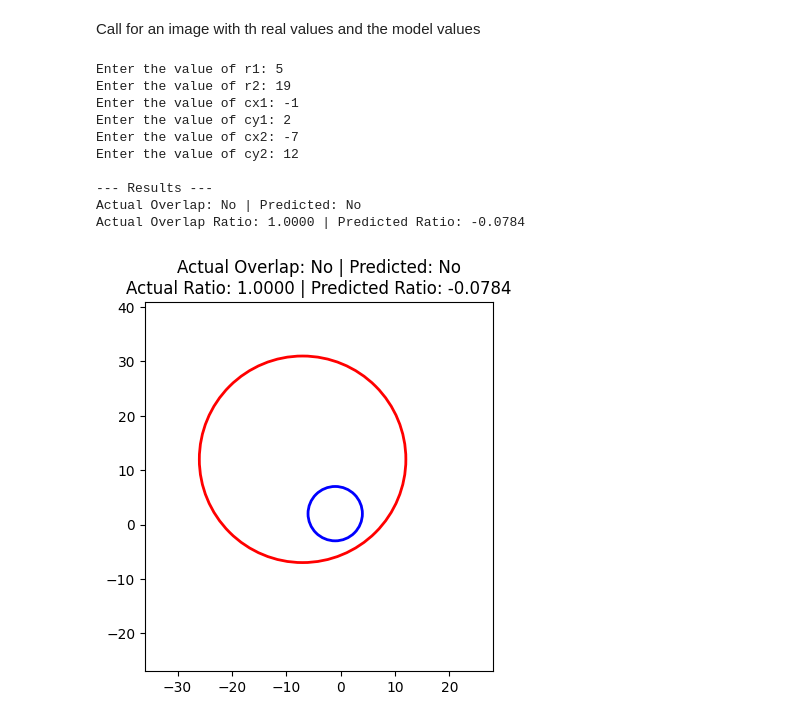
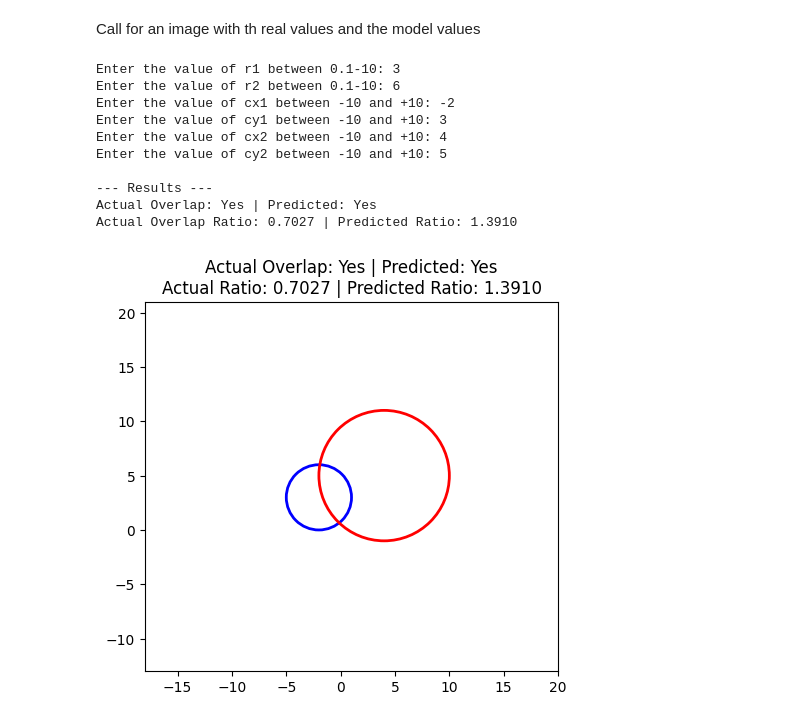
Before and after one commit to electrarm/ipynb, a Jupyter notebook: circles.ipynb, the cells around one changed output. Saved outputs shown, nothing was run; the diff lists cells and outputs as text; code cells hidden in the pictures.

```diff
--- a/circles.ipynb
+++ b/circles.ipynb
@@ -397,6 +397,8 @@ class overlap_calculator(nn.Module):
   def forward(self, x):
 
       return self.layer_3(self.relu(self.layer_2(self.relu(self.layer_1(x)))))
+
+model_2 = overlap_calculator().to(device)
 # %%
 loss_fn2 = nn.SmoothL1Loss()
 optimizer = torch.optim.Adam(params = model_2.parameters(),lr = 0.1)
@@ -480,86 +482,81 @@ import numpy as np
 import torch
 import matplotlib.pyplot as plt
 
-# Assuming models are already loaded and device is set
-# model_1 = torch.load('model_1.pth')
-# model_2 = torch.load('model_2.pth')
-# device = torch.device('cuda' if torch.cuda.is_available() else 'cpu')
 
-# Input from the user
-r1 = float(input("Enter the value of r1: "))
-r2 = float(input("Enter the value of r2: "))
-x1 = float(input("Enter the value of cx1: "))
-y1 = float(input("Enter the value of cy1: "))
-x2 = float(input("Enter the value of cx2: "))
-y2 = float(input("Enter the value of cy2: "))
+r1 = float(input("Enter the value of r1 between 0.1-10: "))
+r2 = float(input("Enter the value of r2 between 0.1-10: "))
+x1 = float(input("Enter the value of cx1 between -10 and +10: "))
+y1 = float(input("Enter the value of cy1 between -10 and +10: "))
+x2 = float(input("Enter the value of cx2 between -10 and +10: "))
+y2 = float(input("Enter the value of cy2 between -10 and +10: "))
 
-# Function to calculate real overlap and ratio
+
 def real_overlap_and_ratio(r1, r2, x1, y1, x2, y2):
-    D = np.sqrt((x2 - x1) ** 2 + (y2 - y1) ** 2)  # Distance between centers
-    R = r1 + r2  # Sum of radii
+    D = np.sqrt((x2 - x1) ** 2 + (y2 - y1) ** 2)
+    R = r1 + r2
 
     if R != 0:
-        if D == 0 and r1 == r2:  # Perfectly overlapping circles
+        if D == 0 and r1 == r2:
             overlap_ratio = 1
-        elif D <= np.abs(r1 - r2):  # One circle inside the other
+        elif D <= np.abs(r1 - r2):
             overlap_ratio = 1
         else:
             overlap_ratio = D / R
     else:
         overlap_ratio = 0
 
-    label = 1 if overlap_ratio < 1 else 0  # Overlap condition
+    label = 1 if overlap_ratio < 1 else 0
 
     return label, overlap_ratio
 
-# Prediction function
+
 def predict(r1, r2, x1, y1, x2, y2):
     real_overlap, real_overlap_ratio = real_overlap_and_ratio(r1, r2, x1, y1, x2, y2)
 
     input_data = torch.tensor([r1, r2, x1, y1, x2, y2], dtype=torch.float32).unsqueeze(0).to(device)
 
-    # Model 1: Overlap Classifier
+
     model_1.eval()
     with torch.inference_mode():
         y_logits = model_1(input_data).squeeze()
         predicted_overlap = torch.round(torch.sigmoid(y_logits)).item()
 
-    # Model 2: Overlap Ratio Regressor
+
     model_2.eval()
     with torch.inference_mode():
         predicted_overlap_ratio = model_2(input_data).squeeze().item()
 
-    # Display Results
+
     print("\n--- Results ---")
     print(f"Actual Overlap: {'Yes' if real_overlap == 1 else 'No'} | Predicted: {'Yes' if predicted_overlap == 1 else 'No'}")
     print(f"Actual Overlap Ratio: {real_overlap_ratio:.4f} | Predicted Ratio: {predicted_overlap_ratio:.4f}")
 
-    # Visualization
+
     fig, ax = plt.subplots()
     circle1 = plt.Circle((x1, y1), r1, color='blue', fill=False, linewidth=2, label='Circle 1')
     circle2 = plt.Circle((x2, y2), r2, color='red', fill=False, linewidth=2, label='Circle 2')
     ax.add_artist(circle1)
     ax.add_artist(circle2)
 
     plt.xlim(min(x1, x2) - max(r1, r2) - 10, max(x1, x2) + max(r1, r2) + 10)
     plt.ylim(min(y1, y2) - max(r1, r2) - 10, max(y1, y2) + max(r1, r2) + 10)
     plt.gca().set_aspect('equal', adjustable='box')
 
     plt.title(f"Actual Overlap: {'Yes' if real_overlap == 1 else 'No'} | Predicted: {'Yes' if predicted_overlap == 1 else 'No'}\n"
               f"Actual Ratio: {real_overlap_ratio:.4f} | Predicted Ratio: {predicted_overlap_ratio:.4f}")
     plt.show()
 
-# Run the prediction
+
 predict(r1, r2, x1, y1, x2, y2)
 # %% [output]
-Enter the value of r1: 5
-Enter the value of r2: 19
-Enter the value of cx1: -1
-Enter the value of cy1: 2
-Enter the value of cx2: -7
-Enter the value of cy2: 12
+Enter the value of r1 between 0.1-10: 3
+Enter the value of r2 between 0.1-10: 6
+Enter the value of cx1 between -10 and +10: -2
+Enter the value of cy1 between -10 and +10: 3
+Enter the value of cx2 between -10 and +10: 4
+Enter the value of cy2 between -10 and +10: 5
 
 --- Results ---
-Actual Overlap: No | Predicted: No
-Actual Overlap Ratio: 1.0000 | Predicted Ratio: -0.0784
+Actual Overlap: Yes | Predicted: Yes
+Actual Overlap Ratio: 0.7027 | Predicted Ratio: 1.3910
-[figure, old version]
+[figure, new version]
```
Also changed, not shown: parts of 9 cells of this notebook.
